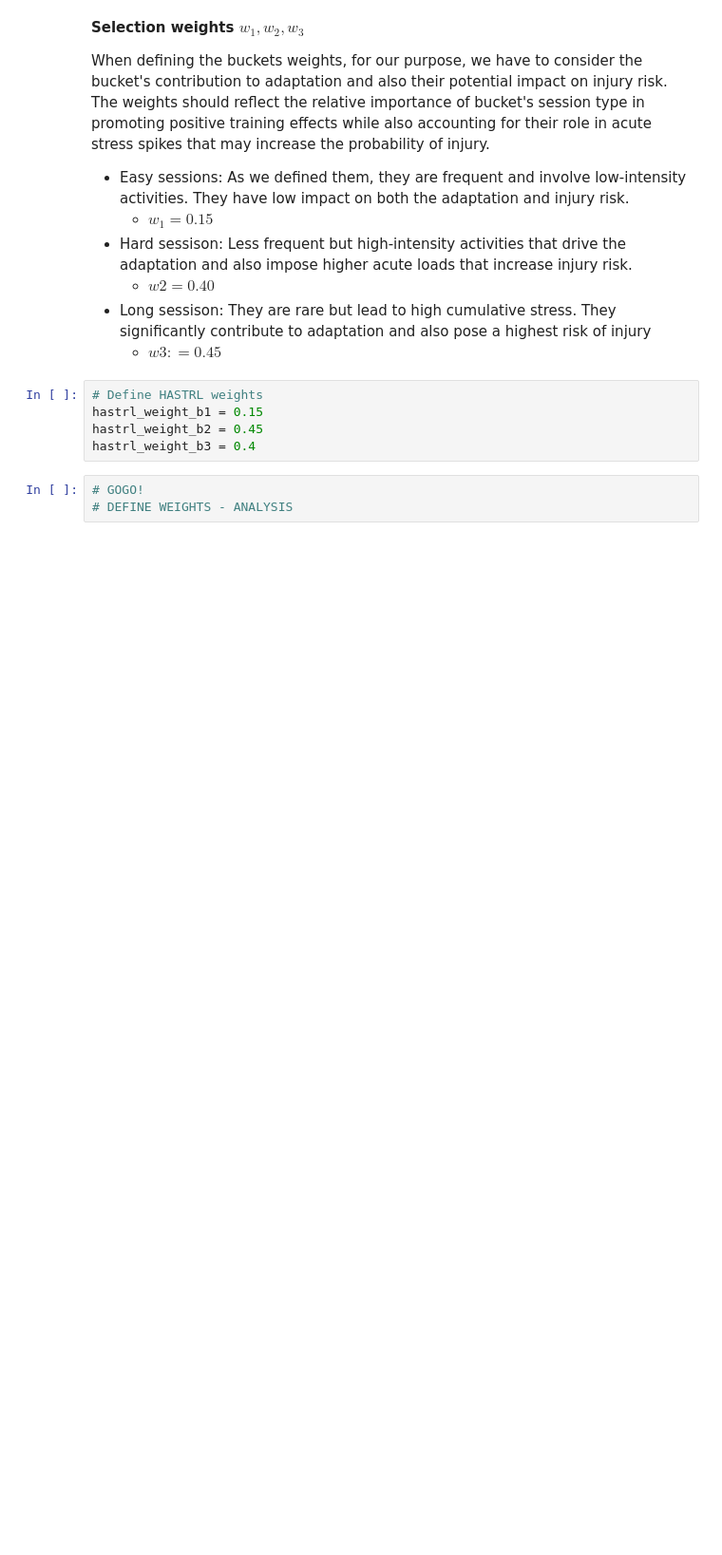
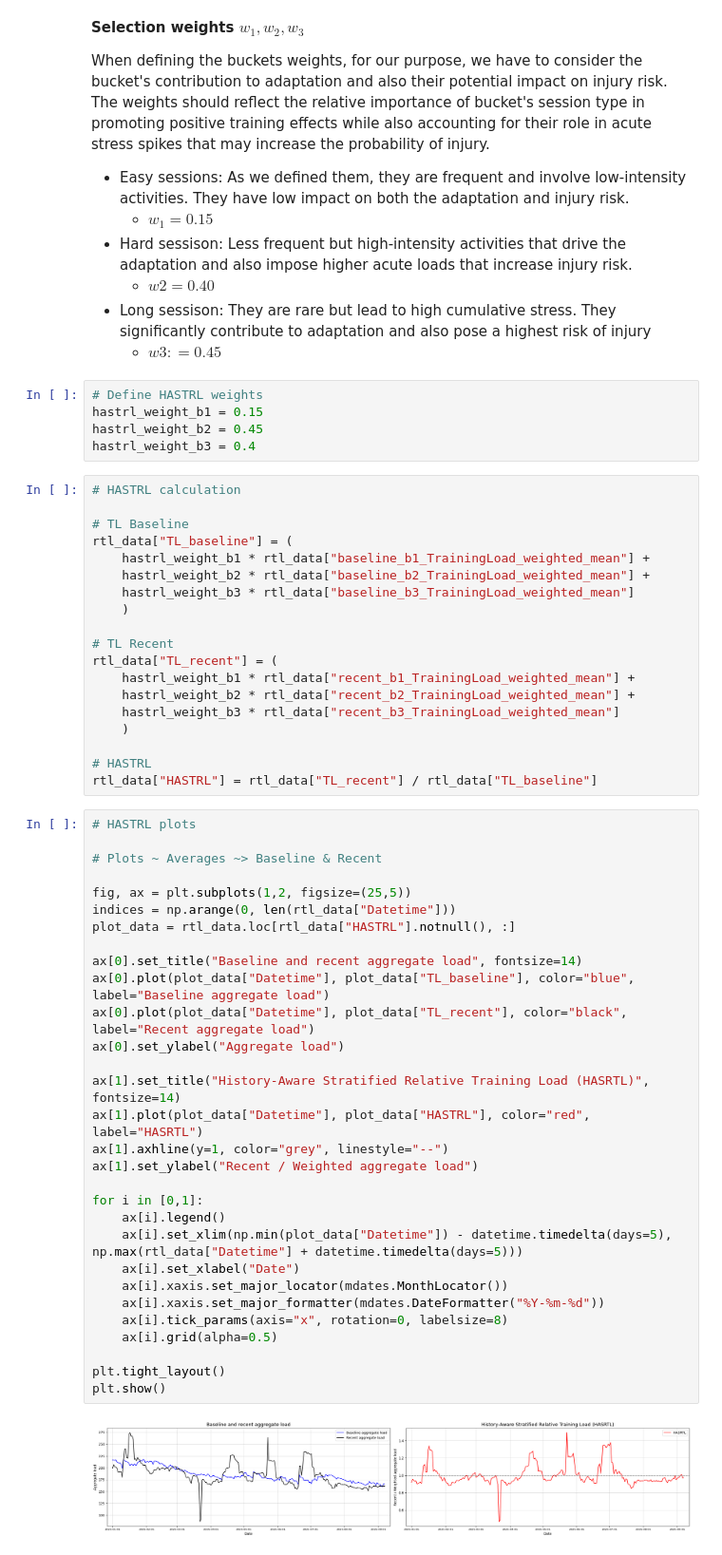
Before and after one commit to 1312Bravo/TrainingPeaks_customLog, a Jupyter notebook: analysis/relative_training_load/development.ipynb, the cells around one changed output. Shown at 95% size. Saved outputs shown, nothing was run; the diff lists cells and outputs as text; blank space fills up the shorter version.

```diff
--- a/analysis/relative_training_load/development.ipynb
+++ b/analysis/relative_training_load/development.ipynb
@@ -931,5 +939,53 @@ hastrl_weight_b1 = 0.15
 hastrl_weight_b2 = 0.45
 hastrl_weight_b3 = 0.4
 # %%
-# GOGO!
-# DEFINE WEIGHTS - ANALYSIS
+# HASTRL calculation
+
+# TL Baseline
+rtl_data["TL_baseline"] = (
+    hastrl_weight_b1 * rtl_data["baseline_b1_TrainingLoad_weighted_mean"] +
+    hastrl_weight_b2 * rtl_data["baseline_b2_TrainingLoad_weighted_mean"] +
+    hastrl_weight_b3 * rtl_data["baseline_b3_TrainingLoad_weighted_mean"]
+    )
+
+# TL Recent
+rtl_data["TL_recent"] = (
+    hastrl_weight_b1 * rtl_data["recent_b1_TrainingLoad_weighted_mean"] +
+    hastrl_weight_b2 * rtl_data["recent_b2_TrainingLoad_weighted_mean"] +
+    hastrl_weight_b3 * rtl_data["recent_b3_TrainingLoad_weighted_mean"]
+    )
+
+# HASTRL
+rtl_data["HASTRL"] = rtl_data["TL_recent"] / rtl_data["TL_baseline"]
+# %%
+# HASTRL plots
+
+# Plots ~ Averages ~> Baseline & Recent
+
+fig, ax = plt.subplots(1,2, figsize=(25,5))
+indices = np.arange(0, len(rtl_data["Datetime"]))
+plot_data = rtl_data.loc[rtl_data["HASTRL"].notnull(), :]
+
+ax[0].set_title("Baseline and recent aggregate load", fontsize=14)
+ax[0].plot(plot_data["Datetime"], plot_data["TL_baseline"], color="blue", label="Baseline aggregate load")
+ax[0].plot(plot_data["Datetime"], plot_data["TL_recent"], color="black", label="Recent aggregate load")
+ax[0].set_ylabel("Aggregate load")
+
+ax[1].set_title("History-Aware Stratified Relative Training Load (HASRTL)", fontsize=14)
+ax[1].plot(plot_data["Datetime"], plot_data["HASTRL"], color="red", label="HASRTL")
+ax[1].axhline(y=1, color="grey", linestyle="--")
+ax[1].set_ylabel("Recent / Weighted aggregate load")
+
+for i in [0,1]:
+    ax[i].legend()
+    ax[i].set_xlim(np.min(plot_data["Datetime"]) - datetime.timedelta(days=5), np.max(rtl_data["Datetime"] + datetime.timedelta(days=5)))
+    ax[i].set_xlabel("Date")
+    ax[i].xaxis.set_major_locator(mdates.MonthLocator())
+    ax[i].xaxis.set_major_formatter(mdates.DateFormatter("%Y-%m-%d"))
+    ax[i].tick_params(axis="x", rotation=0, labelsize=8)
+    ax[i].grid(alpha=0.5)
+
+plt.tight_layout()
+plt.show()
+# %% [output]
+[figure, added]
```
Also changed, not shown: parts of 2 cells of this notebook, 2 other files.
